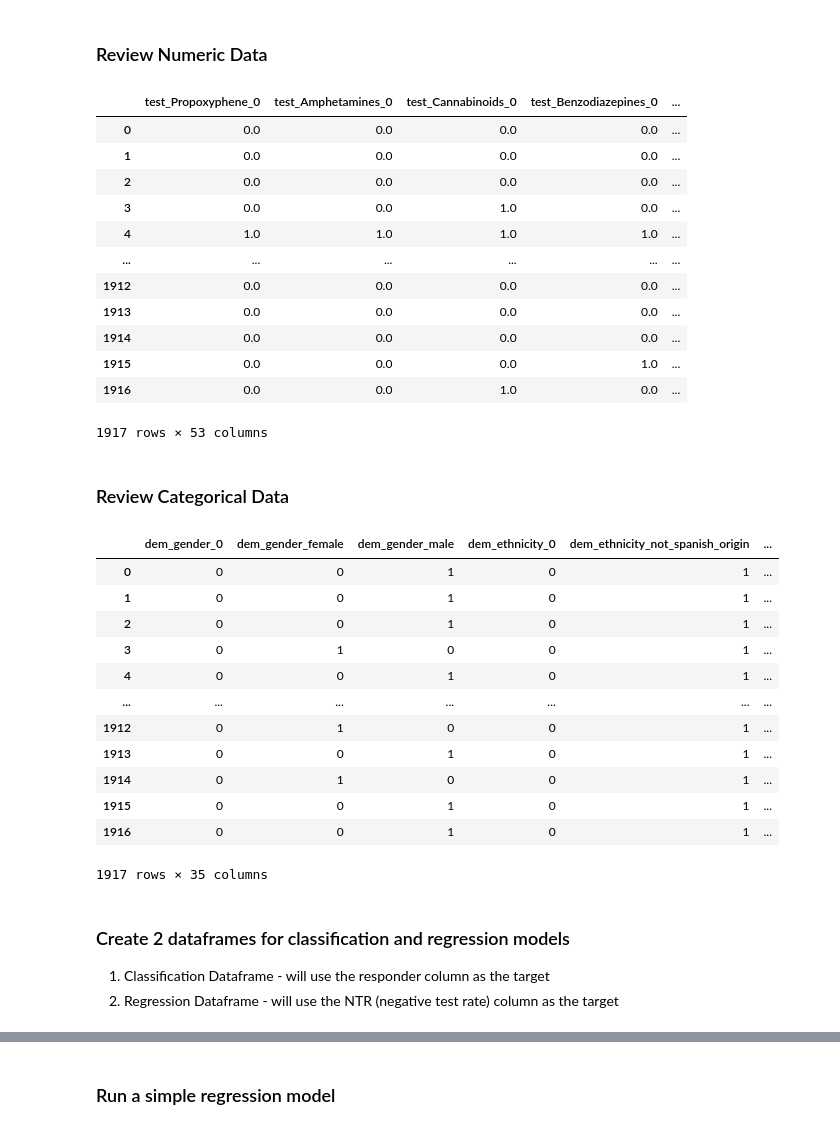
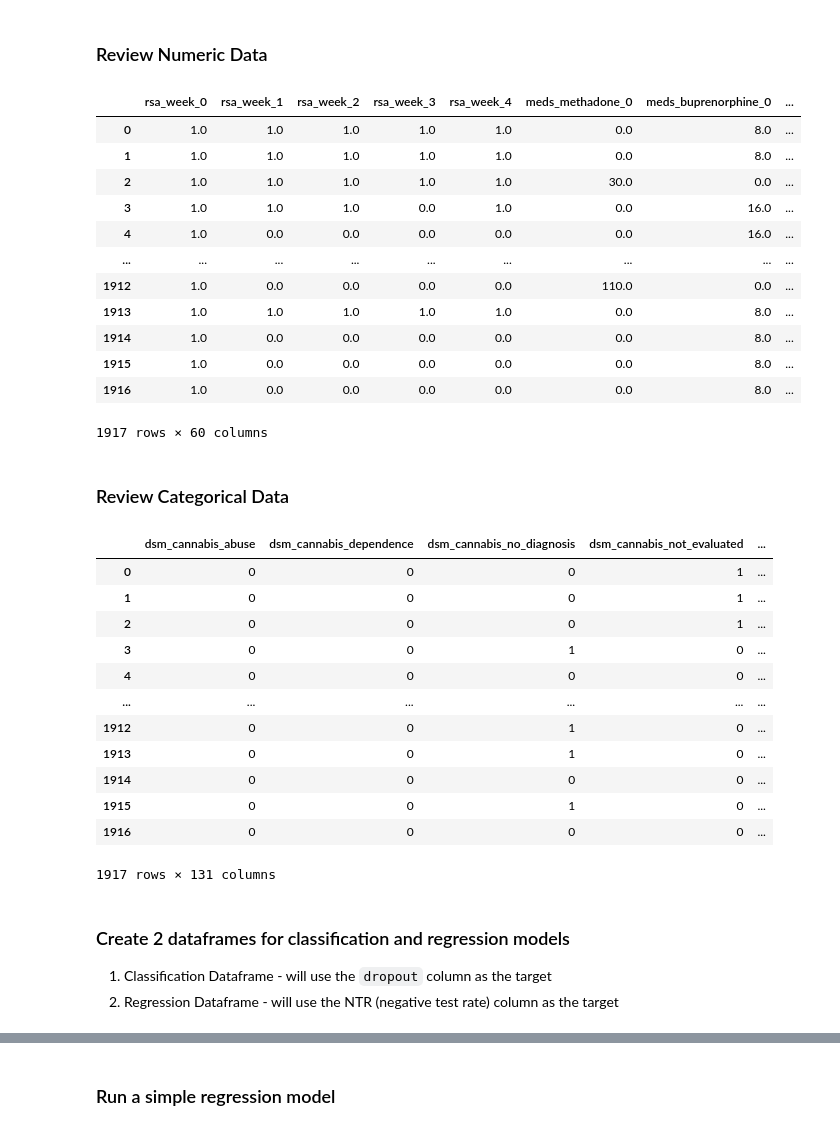
Before and after one commit to DanHerman212/precision_medicine, a Jupyter notebook: code/4_data_modeling.ipynb, the cells around one changed output, grey strips where cells are left out. Saved outputs shown, nothing was run; the diff lists cells and outputs as text; code cells hidden in the pictures.

```diff
--- a/code/4_data_modeling.ipynb
+++ b/code/4_data_modeling.ipynb
@@ -30,10 +28,10 @@ data.shape
 # first we will group numeric and cat columns that are numeric
 
 # create rsa df, including cols for baseline assessment plus 4 weeks of treatment
-# rsa = data[[col for col in data.columns if 'rsa' in col]].iloc[:, :5]
+rsa = data[[col for col in data.columns if 'rsa' in col]].iloc[:, :5]
 
 # create df for meds df, including cols for baseline assessment plus 4 weeks of treatment
-# meds = data[[col for col in data.columns if 'med' in col]].iloc[:, :10]
+meds = data[[col for col in data.columns if 'med' in col]].iloc[:, :10]
 
 # create df for tests df, including cols for baseline assessment plus 4 weeks of treatment
 tests = data[[col for col in data.columns if 'test' in col]].iloc[:, :45]
@@ -42,68 +40,68 @@ tests = data[[col for col in data.columns if 'test' in col]].iloc[:, :45]
 # survey = data[[col for col in data.columns if 'survey' in col]].iloc[:, :20]
 
 # extract demographic columns that are in binary format
-dem_num  = data[[col for col in data.columns if col.startswith('dem_') and col not in ['dem_gender','dem_ethnicity']]]
+# dem_num  = data[[col for col in data.columns if col.startswith('dem_') and col not in ['dem_gender','dem_ethnicity']]]
 
 # concat num features into num_df
-num_df = pd.concat([tests, dem_num], axis=1)
+num_df = pd.concat([rsa, meds, tests], axis=1)
 
 num_df
 # %% [output]
-|  | test_Propoxyphene_0 | test_Amphetamines_0 | test_Cannabinoids_0 | test_Benzodiazepines_0 | ... |
-| 0 | 0.0 | 0.0 | 0.0 | 0.0 | ... |
-| 1 | 0.0 | 0.0 | 0.0 | 0.0 | ... |
-| 2 | 0.0 | 0.0 | 0.0 | 0.0 | ... |
-| 3 | 0.0 | 0.0 | 1.0 | 0.0 | ... |
-| 4 | 1.0 | 1.0 | 1.0 | 1.0 | ... |
-| ... | ... | ... | ... | ... | ... |
-| 1912 | 0.0 | 0.0 | 0.0 | 0.0 | ... |
-| 1913 | 0.0 | 0.0 | 0.0 | 0.0 | ... |
-| 1914 | 0.0 | 0.0 | 0.0 | 0.0 | ... |
-| 1915 | 0.0 | 0.0 | 0.0 | 1.0 | ... |
-| 1916 | 0.0 | 0.0 | 1.0 | 0.0 | ... |
+|  | rsa_week_0 | rsa_week_1 | rsa_week_2 | rsa_week_3 | rsa_week_4 | meds_methadone_0 | meds_buprenorphine_0 | ... |
+| 0 | 1.0 | 1.0 | 1.0 | 1.0 | 1.0 | 0.0 | 8.0 | ... |
+| 1 | 1.0 | 1.0 | 1.0 | 1.0 | 1.0 | 0.0 | 8.0 | ... |
+| 2 | 1.0 | 1.0 | 1.0 | 1.0 | 1.0 | 30.0 | 0.0 | ... |
+| 3 | 1.0 | 1.0 | 1.0 | 0.0 | 1.0 | 0.0 | 16.0 | ... |
+| 4 | 1.0 | 0.0 | 0.0 | 0.0 | 0.0 | 0.0 | 16.0 | ... |
+| ... | ... | ... | ... | ... | ... | ... | ... | ... |
+| 1912 | 1.0 | 0.0 | 0.0 | 0.0 | 0.0 | 110.0 | 0.0 | ... |
+| 1913 | 1.0 | 1.0 | 1.0 | 1.0 | 1.0 | 0.0 | 8.0 | ... |
+| 1914 | 1.0 | 0.0 | 0.0 | 0.0 | 0.0 | 0.0 | 8.0 | ... |
+| 1915 | 1.0 | 0.0 | 0.0 | 0.0 | 0.0 | 0.0 | 8.0 | ... |
+| 1916 | 1.0 | 0.0 | 0.0 | 0.0 | 0.0 | 0.0 | 8.0 | ... |
-1917 rows × 53 columns
+1917 rows × 60 columns
 # %% [markdown]
 ### Review Categorical Data
 # %%
 # next we will group the cat columns with text strings and one hot encode them
 
 # create df for demographics
-dem_cat = data[[col for col in data.columns if col.startswith('dem_')
-                and col in 'dem_gender' or 'dem_ethnicity' in col]]
+#dem_cat = data[[col for col in data.columns if col.startswith('dem_')
+#              and col in 'dem_gender' or 'dem_ethnicity' in col]]
 
 # create df for diagnosis
 dsm = data[[col for col in data.columns if col.startswith('dsm_')]]
 
 # create df for medical history
-#mdh = data[[col for col in data.columns if col.startswith('mdh_')]]
+mdh = data[[col for col in data.columns if col.startswith('mdh_')]]
 
 # create df for physical exam
-#pex = data[[col for col in data.columns if col.startswith('pex_')]]
+pex = data[[col for col in data.columns if col.startswith('pex_')]]
 
 # concat cat features into cat_df
-cat_df = pd.concat([dem_cat, dsm], axis=1)
+cat_df = pd.concat([dsm, mdh, pex], axis=1)
 
 # one hot encode cat_df
 cat_df = pd.get_dummies(cat_df, dtype=int)
 
 cat_df
 # %% [output]
-|  | dem_gender_0 | dem_gender_female | dem_gender_male | dem_ethnicity_0 | dem_ethnicity_not_spanish_origin | ... |
-| 0 | 0 | 0 | 1 | 0 | 1 | ... |
-| 1 | 0 | 0 | 1 | 0 | 1 | ... |
-| 2 | 0 | 0 | 1 | 0 | 1 | ... |
-| 3 | 0 | 1 | 0 | 0 | 1 | ... |
-| 4 | 0 | 0 | 1 | 0 | 1 | ... |
-| ... | ... | ... | ... | ... | ... | ... |
-| 1912 | 0 | 1 | 0 | 0 | 1 | ... |
-| 1913 | 0 | 0 | 1 | 0 | 1 | ... |
-| 1914 | 0 | 1 | 0 | 0 | 1 | ... |
-| 1915 | 0 | 0 | 1 | 0 | 1 | ... |
-| 1916 | 0 | 0 | 1 | 0 | 1 | ... |
+|  | dsm_cannabis_abuse | dsm_cannabis_dependence | dsm_cannabis_no_diagnosis | dsm_cannabis_not_evaluated | ... |
+| 0 | 0 | 0 | 0 | 1 | ... |
+| 1 | 0 | 0 | 0 | 1 | ... |
+| 2 | 0 | 0 | 0 | 1 | ... |
+| 3 | 0 | 0 | 1 | 0 | ... |
+| 4 | 0 | 0 | 0 | 0 | ... |
+| ... | ... | ... | ... | ... | ... |
+| 1912 | 0 | 0 | 1 | 0 | ... |
+| 1913 | 0 | 0 | 1 | 0 | ... |
+| 1914 | 0 | 0 | 0 | 0 | ... |
+| 1915 | 0 | 0 | 1 | 0 | ... |
+| 1916 | 0 | 0 | 0 | 0 | ... |
-1917 rows × 35 columns
+1917 rows × 131 columns
 # %% [markdown]
 ### Create 2 dataframes for classification and regression models
-1. Classification Dataframe - will use the responder column as the target
+1. Classification Dataframe - will use the `dropout` column as the target
 2. Regression Dataframe - will use the NTR (negative test rate) column as the target
 # %%
 # ceate variable for target, which is the negative test rate
```
Also changed, not shown: parts of 24 cells of this notebook, 4 other files.
